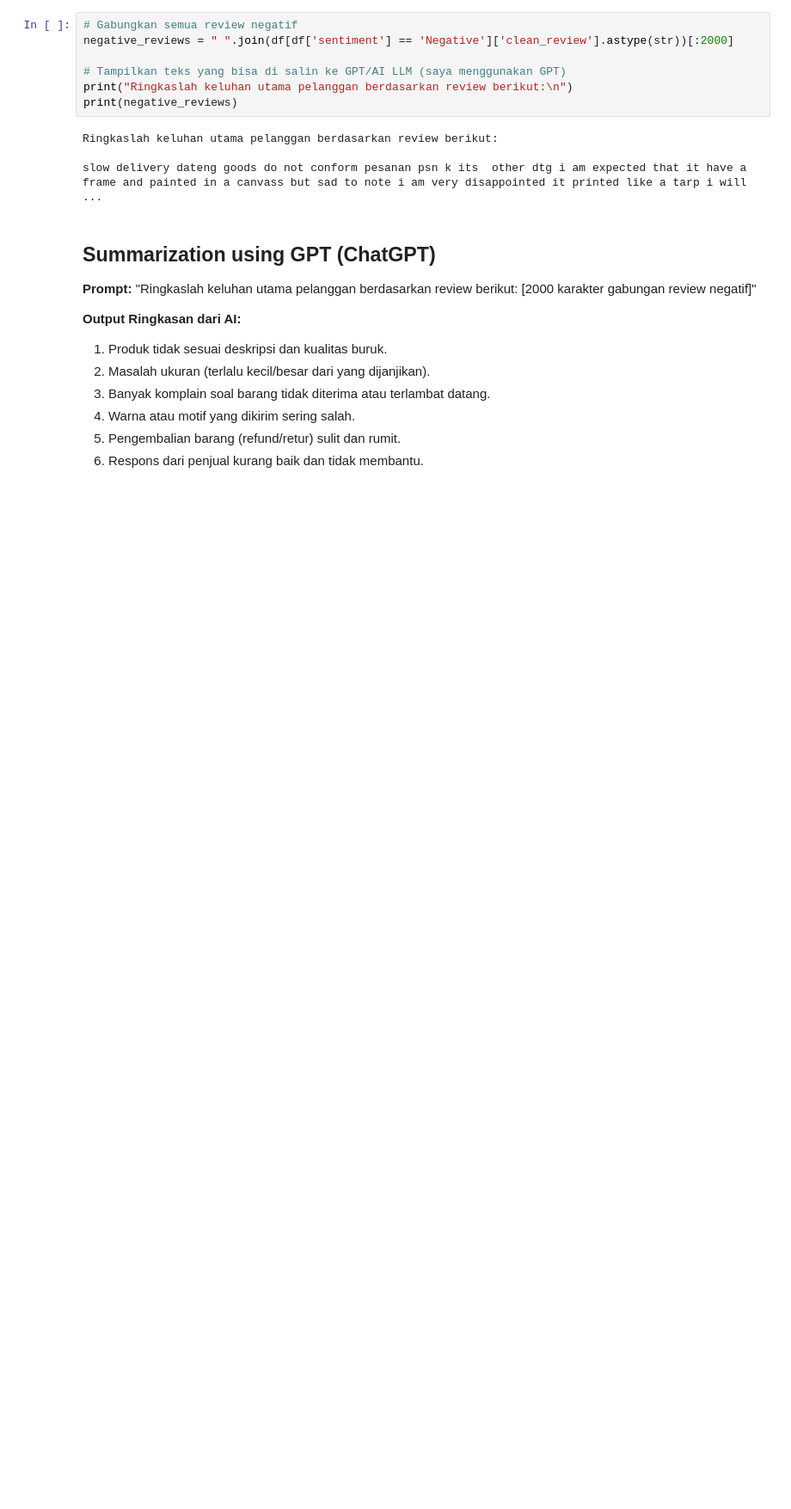
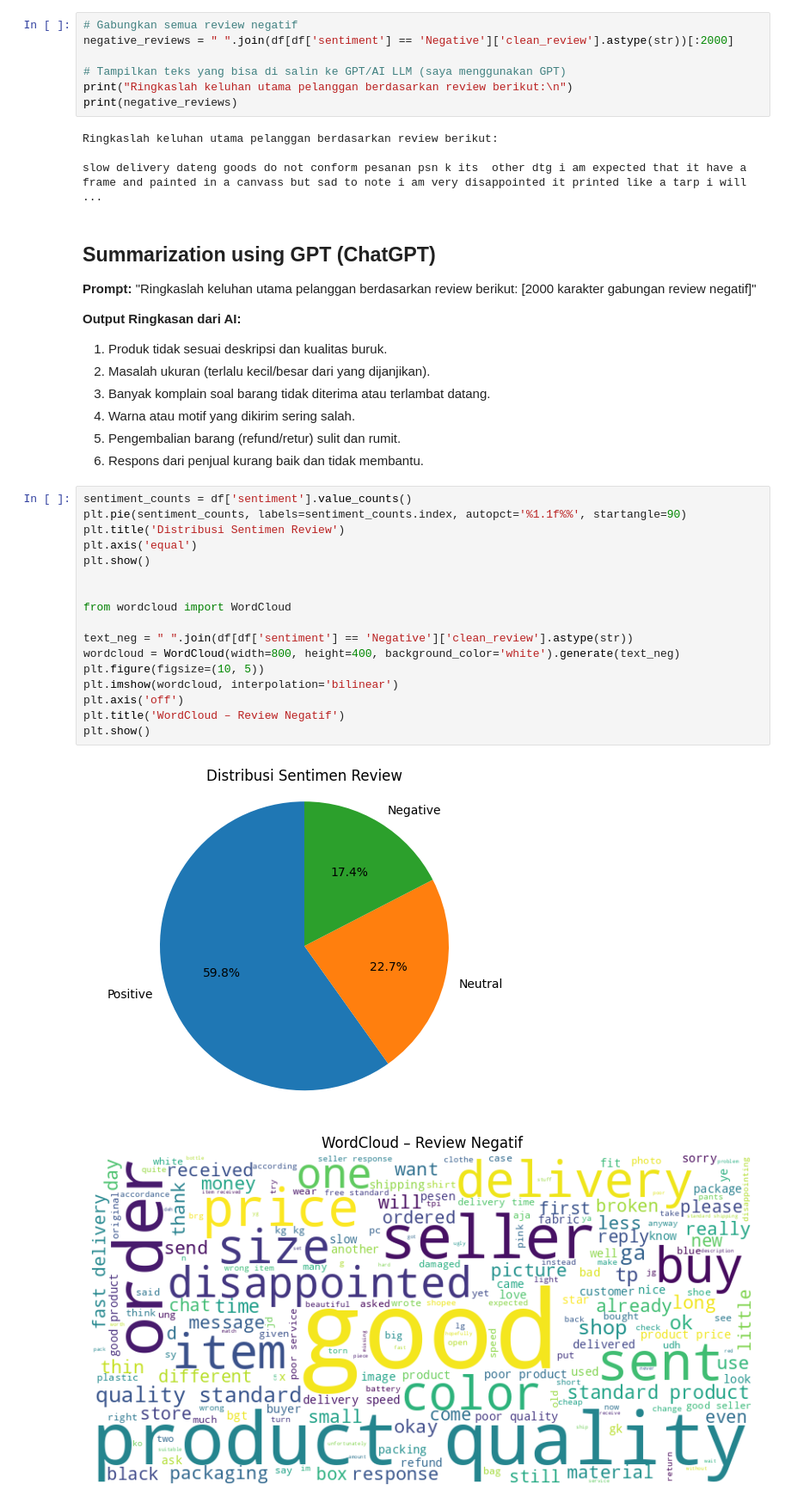
Before and after one commit to RizkyaSalsabila/Shopee-VS-Tokopedia-Review-Analysis, a Jupyter notebook: shopee_tokopedia_analysis.ipynb, the cells around one changed output. Shown at 86% size. Cells and saved outputs as stored; diff of their text form; blank space fills up the shorter version.

Commit message:
feat: visualize sentiment distribution and wordcloud of negative reviews

```diff
--- a/shopee_tokopedia_analysis.ipynb
+++ b/shopee_tokopedia_analysis.ipynb
@@ -177,3 +177,23 @@ slow delivery dateng goods do not conform pesanan psn k its  other dtg i am expe
 4. Warna atau motif yang dikirim sering salah.
 5. Pengembalian barang (refund/retur) sulit dan rumit.
 6. Respons dari penjual kurang baik dan tidak membantu.
+# %%
+sentiment_counts = df['sentiment'].value_counts()
+plt.pie(sentiment_counts, labels=sentiment_counts.index, autopct='%1.1f%%', startangle=90)
+plt.title('Distribusi Sentimen Review')
+plt.axis('equal')
+plt.show()
+
+
+from wordcloud import WordCloud
+
+text_neg = " ".join(df[df['sentiment'] == 'Negative']['clean_review'].astype(str))
+wordcloud = WordCloud(width=800, height=400, background_color='white').generate(text_neg)
+plt.figure(figsize=(10, 5))
+plt.imshow(wordcloud, interpolation='bilinear')
+plt.axis('off')
+plt.title('WordCloud – Review Negatif')
+plt.show()
+# %% [output]
+[figure, added]
+[figure, added]
```
